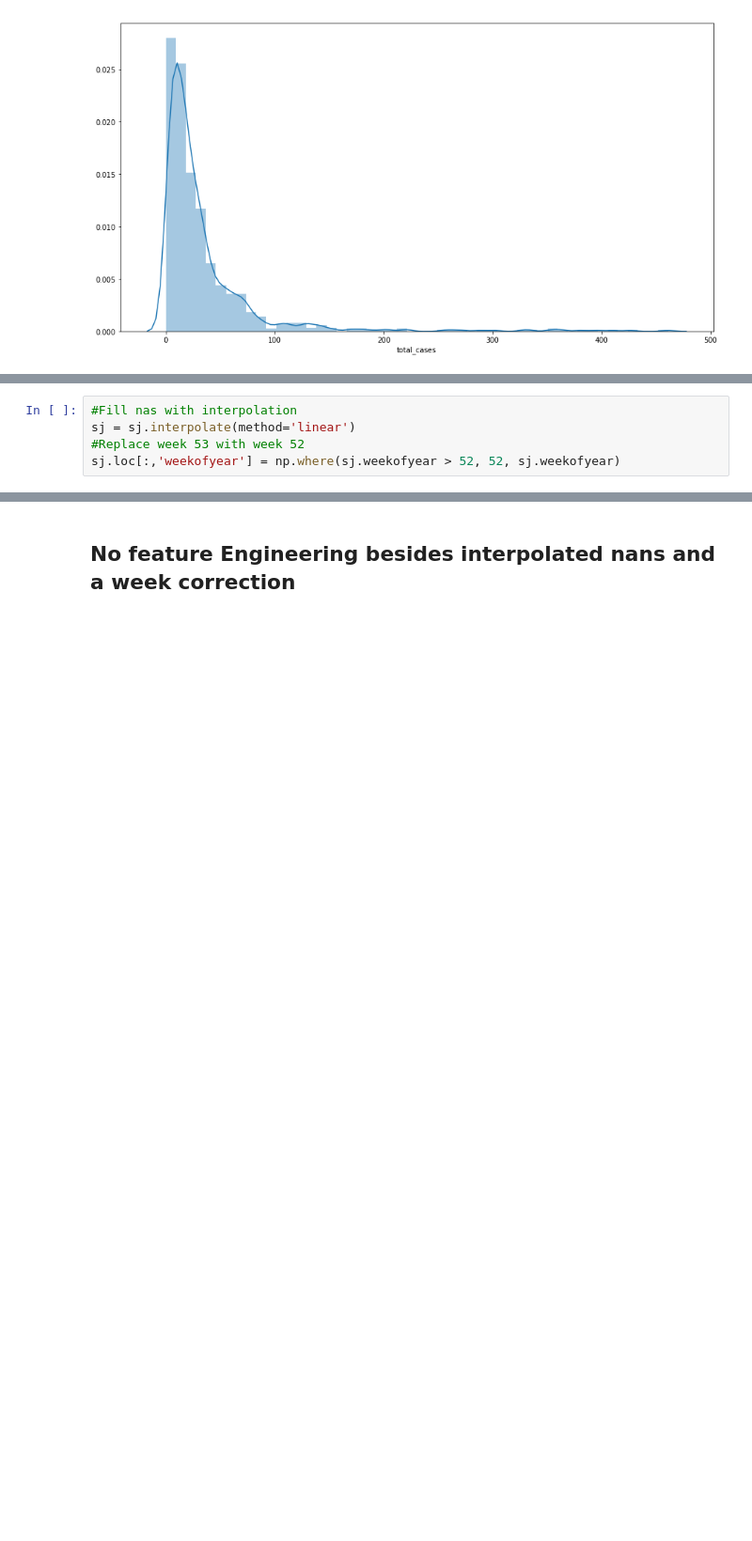
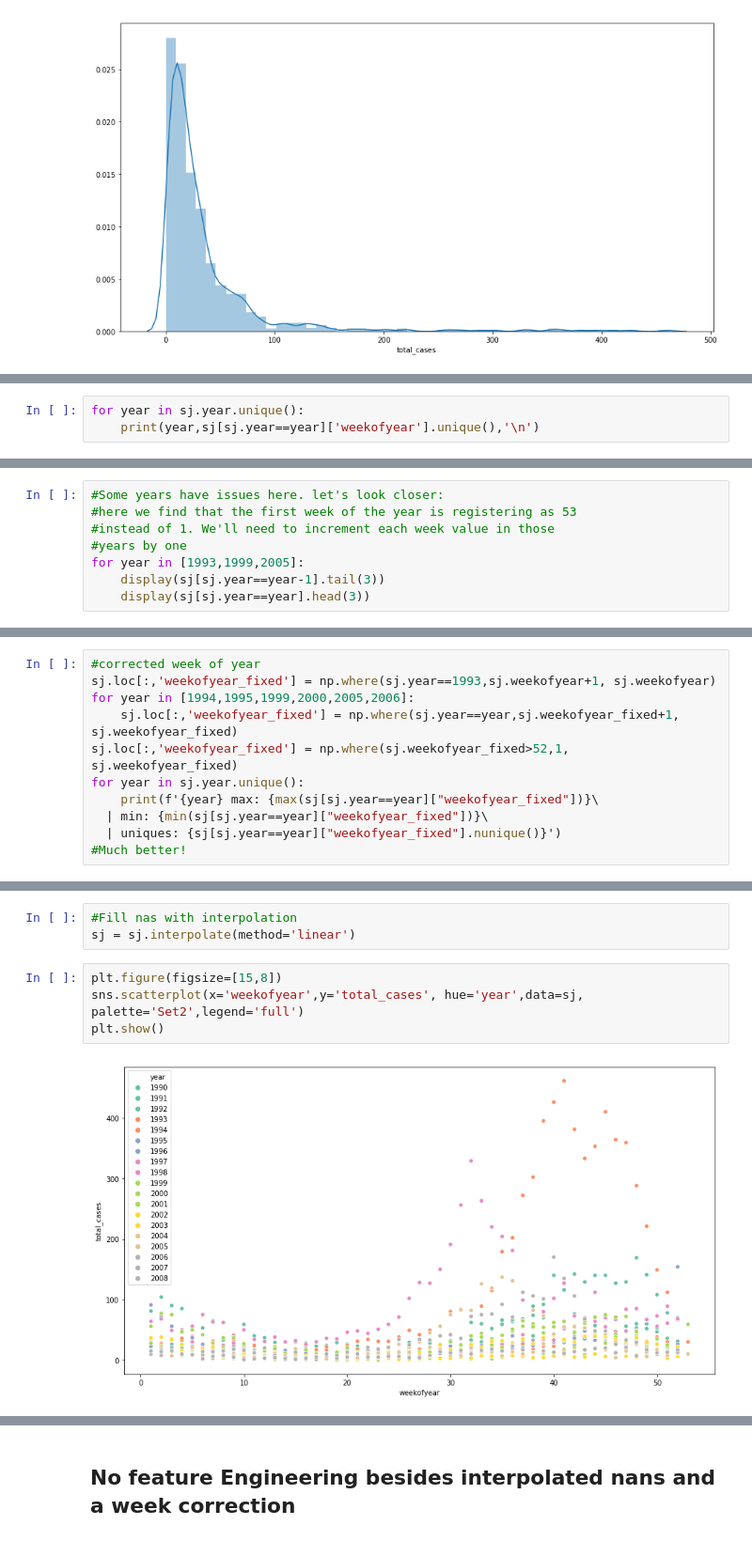
Before and after one commit to conditg/deng-ai, a Jupyter notebook: SJ.ipynb, the cells around one changed output, grey strips where cells are left out. Shown at 94% size. Drawn from its saved outputs; the diff is of its cells as text; blank space fills up the shorter version.

```diff
--- a/SJ.ipynb
+++ b/SJ.ipynb
@@ -38,0 +65,3 @@ plt.show()
+# %%
+for year in sj.year.unique():
+    print(year,sj[sj.year==year]['weekofyear'].unique(),'\n')
@@ -38,0 +86,8 @@ plt.show()
+# %%
+#Some years have issues here. let's look closer:
+#here we find that the first week of the year is registering as 53
+#instead of 1. We'll need to increment each week value in those
+#years by one
+for year in [1993,1999,2005]:
+    display(sj[sj.year==year-1].tail(3))
+    display(sj[sj.year==year].head(3))
@@ -38,0 +125,11 @@ plt.show()
+# %%
+#corrected week of year
+sj.loc[:,'weekofyear_fixed'] = np.where(sj.year==1993,sj.weekofyear+1, sj.weekofyear)
+for year in [1994,1995,1999,2000,2005,2006]:
+    sj.loc[:,'weekofyear_fixed'] = np.where(sj.year==year,sj.weekofyear_fixed+1, sj.weekofyear_fixed)
+sj.loc[:,'weekofyear_fixed'] = np.where(sj.weekofyear_fixed>52,1, sj.weekofyear_fixed)
+for year in sj.year.unique():
+    print(f'{year} max: {max(sj[sj.year==year]["weekofyear_fixed"])}\
+  | min: {min(sj[sj.year==year]["weekofyear_fixed"])}\
+  | uniques: {sj[sj.year==year]["weekofyear_fixed"].nunique()}')
+#Much better!
@@ -39,5 +177,9 @@ plt.show()
 # %%
 #Fill nas with interpolation
 sj = sj.interpolate(method='linear')
-#Replace week 53 with week 52
-sj.loc[:,'weekofyear'] = np.where(sj.weekofyear > 52, 52, sj.weekofyear)
+# %%
+plt.figure(figsize=[15,8])
+sns.scatterplot(x='weekofyear',y='total_cases', hue='year',data=sj, palette='Set2',legend='full')
+plt.show()
+# %% [output]
+[figure, added]
```
Also changed, not shown: parts of 12 cells of this notebook, 5 other files.
